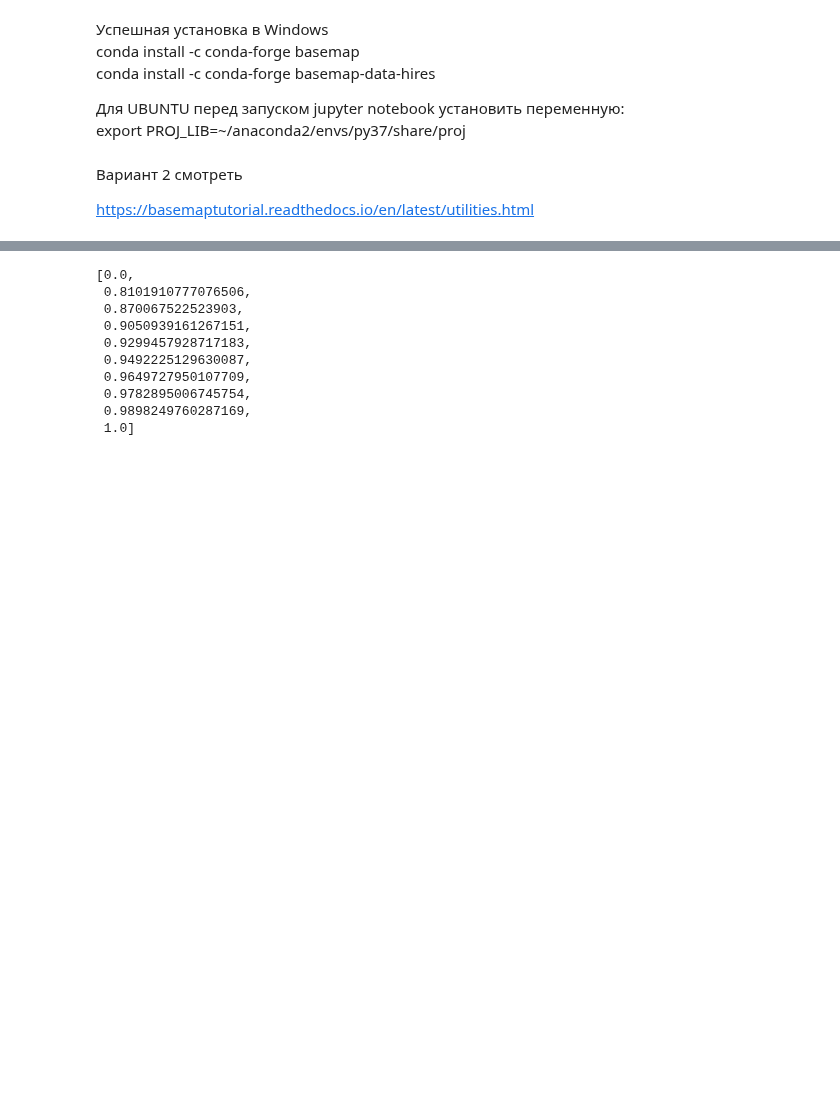
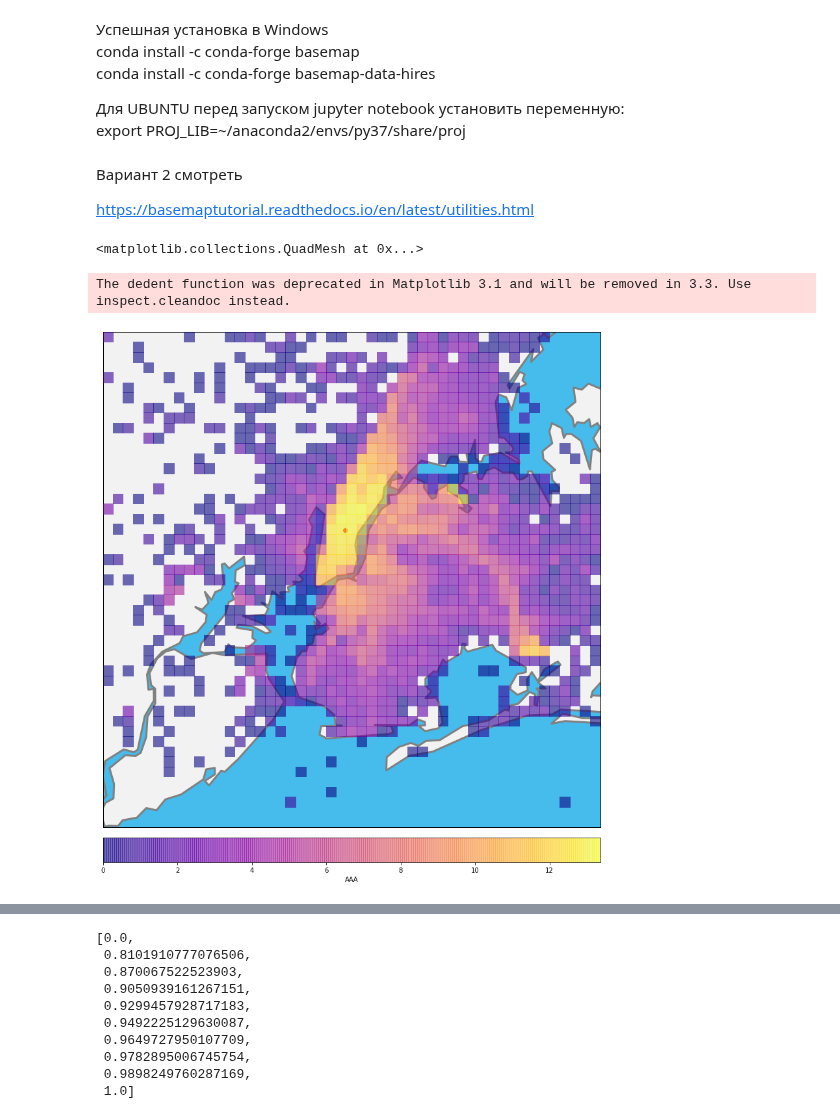
Before and after one commit to dminikorenb/DataLearning, a Jupyter notebook: 3-Taxi/dminik6_part3_w2.ipynb, the cells around one changed output, grey strips where cells are left out. Drawn from its saved outputs; the diff is of its cells as text; code cells hidden in the pictures; blank space fills up the shorter version.

```diff
--- a/3-Taxi/dminik6_part3_w2.ipynb
+++ b/3-Taxi/dminik6_part3_w2.ipynb
@@ -52,4 +63,7 @@ ser[ser['count']>5]['count'].min()
 # / 6387.99
 norm = matplotlib.colors.Normalize(vmin=ser[ser['count']>5]['count'].min(),
                                    vmax=ser[ser['count']>5]['count'].max())
+# %%
+# СФормируем матрицу 50x50 которая будет задавать цвета.
+colordata = np.transpose(ser['count'].values.reshape(50, 50))
 # %%
@@ -71,6 +85,42 @@ norm = matplotlib.colors.LogNorm(vmin=ser['count'].min(),
 https://basemaptutorial.readthedocs.io/en/latest/utilities.html
 # %%
 coord_NY = ((-74.25559, 40.49612), (-73.70001,  40.91553))
+# %%
+colormesh.
+# %% [output]
+<matplotlib.collections.QuadMesh at 0x...>
+# %%
+ColorInd = plt.get_cmap('plasma')
+fig = plt.figure(figsize=(15, 15))
+m = Basemap(resolution='h',  # h is nice
+            projection='merc',
+            llcrnrlon=coord_NY[0][0],
+            llcrnrlat=coord_NY[0][1],
+            urcrnrlon=coord_NY[1][0],
+            urcrnrlat=coord_NY[1][1]
+            )
+# m.etopo(scale=.5, alpha=0.5)
+
+m.drawmapboundary(fill_color='#46bcec')
+m.fillcontinents(color='#f2f2f2',lake_color='#46bcec')
+m.drawcoastlines(color='gray', linewidth=3.0)  # intentionally thick line
+
+lons, lats = m(-73.9856546198733, 40.7484284)
+m.scatter(lons, lats, marker = 'o', color='r', zorder=5)
+
+x = linspace(0, m.urcrnrx, colordata.shape[1])
+y = linspace(0, m.urcrnry, colordata.shape[0])
+
+xx, yy = meshgrid(x, y)
+
+colormesh = m.pcolormesh(xx, yy, np.log(colordata), cmap=ColorInd,
+                         zorder=10,  alpha=0.6)  # , vmin = 500) #, vmax = 1300, cmap=cmap)
+cb = m.colorbar(colormesh, location='bottom', label="AAA")
+# cb.set_ticks([600, 760, 1030, 1210])
+plt.show()
+# %% [output]
+The dedent function was deprecated in Matplotlib 3.1 and will be removed in 3.3. Use inspect.cleandoc instead.
+[figure, added]
 # %%
 # ColorInd = plt.get_cmap('viridis')
 ColorInd = plt.get_cmap('plasma')
```
Also changed, not shown: parts of 6 cells of this notebook.
